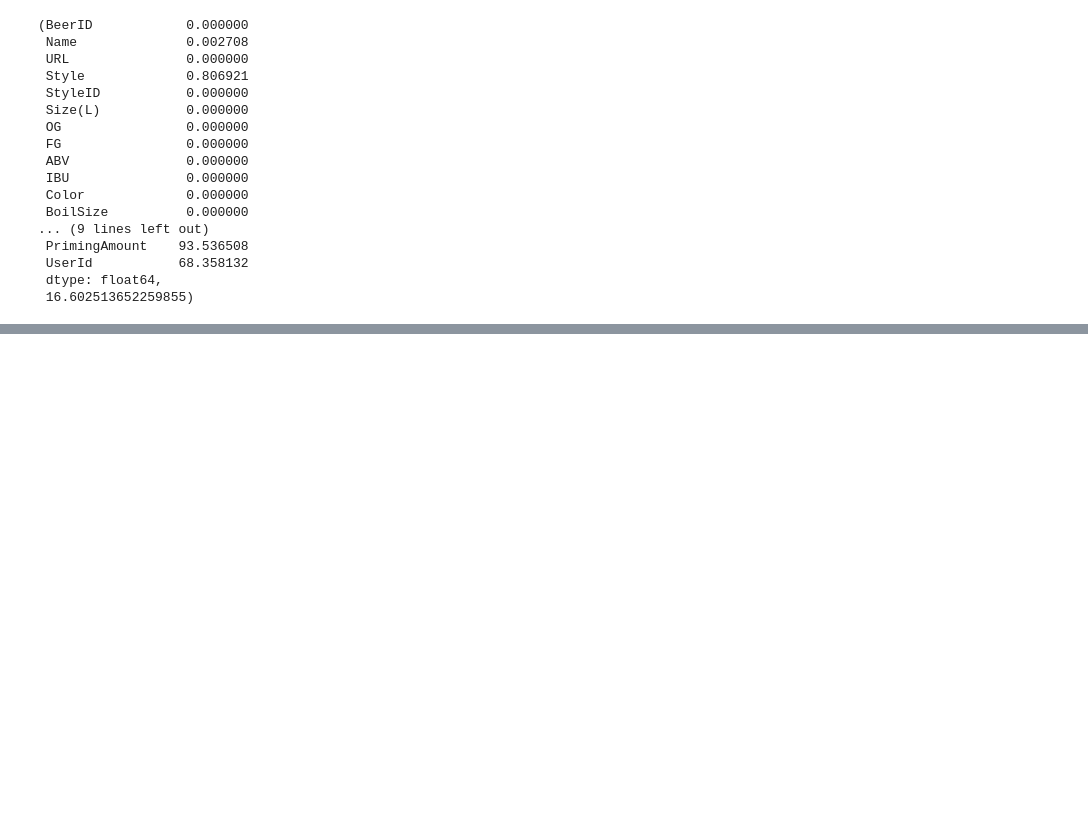
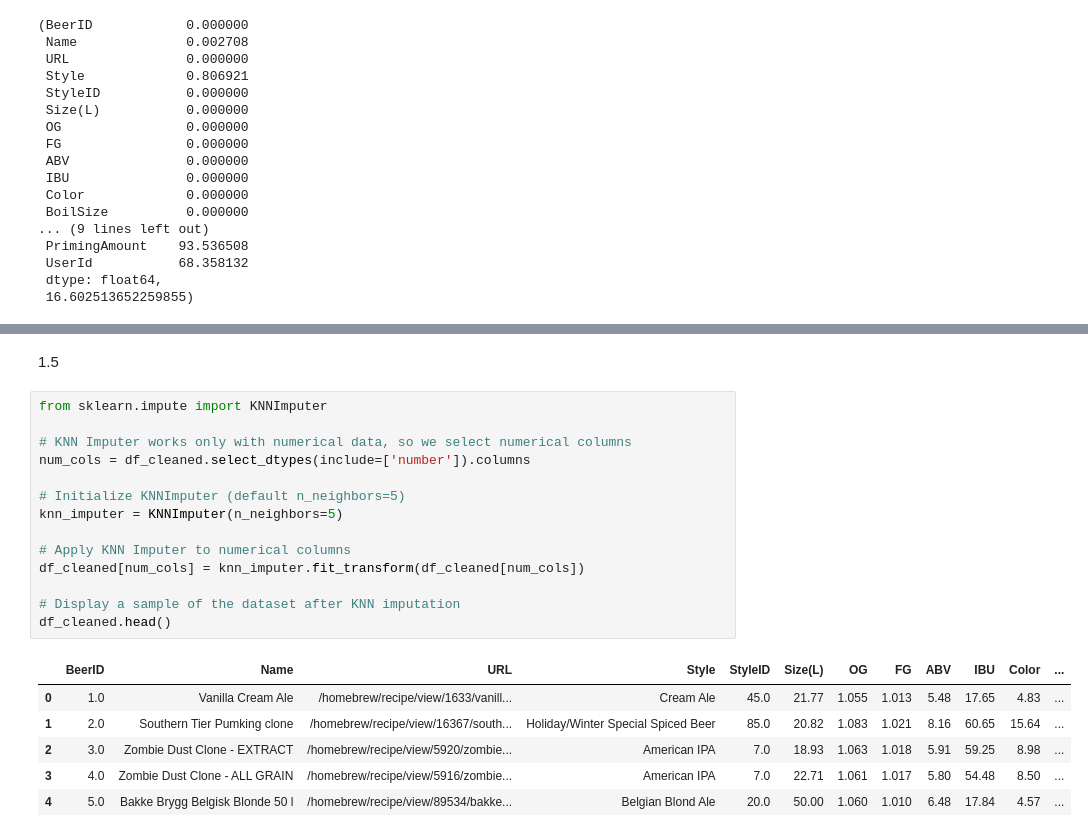
Before and after one commit to vinhbui123/machine_learning, a Jupyter notebook: lab2.ipynb, the cells around one changed output, grey strips where cells are left out. Saved outputs shown, nothing was run; the diff lists cells and outputs as text; blank space fills up the shorter version.

```diff
--- a/lab2.ipynb
+++ b/lab2.ipynb
@@ -85,0 +133,23 @@ missing_rate, overall_missing_rate
+# %% [markdown]
+1.5
+# %%
+from sklearn.impute import KNNImputer
+
+# KNN Imputer works only with numerical data, so we select numerical columns
+num_cols = df_cleaned.select_dtypes(include=['number']).columns
+
+# Initialize KNNImputer (default n_neighbors=5)
+knn_imputer = KNNImputer(n_neighbors=5)
+
+# Apply KNN Imputer to numerical columns
+df_cleaned[num_cols] = knn_imputer.fit_transform(df_cleaned[num_cols])
+
+# Display a sample of the dataset after KNN imputation
+df_cleaned.head()
+# %% [output]
+|  | BeerID | Name | URL | Style | StyleID | Size(L) | OG | FG | ABV | IBU | Color | ... |
+| 0 | 1.0 | Vanilla Cream Ale | /homebrew/recipe/view/1633/vanill... | Cream Ale | 45.0 | 21.77 | 1.055 | 1.013 | 5.48 | 17.65 | 4.83 | ... |
+| 1 | 2.0 | Southern Tier Pumking clone | /homebrew/recipe/view/16367/south... | Holiday/Winter Special Spiced Beer | 85.0 | 20.82 | 1.083 | 1.021 | 8.16 | 60.65 | 15.64 | ... |
+| 2 | 3.0 | Zombie Dust Clone - EXTRACT | /homebrew/recipe/view/5920/zombie... | American IPA | 7.0 | 18.93 | 1.063 | 1.018 | 5.91 | 59.25 | 8.98 | ... |
+| 3 | 4.0 | Zombie Dust Clone - ALL GRAIN | /homebrew/recipe/view/5916/zombie... | American IPA | 7.0 | 22.71 | 1.061 | 1.017 | 5.80 | 54.48 | 8.50 | ... |
+| 4 | 5.0 | Bakke Brygg Belgisk Blonde 50 l | /homebrew/recipe/view/89534/bakke... | Belgian Blond Ale | 20.0 | 50.00 | 1.060 | 1.010 | 6.48 | 17.84 | 4.57 | ... |
```
Also changed, not shown: parts of 4 cells of this notebook.
